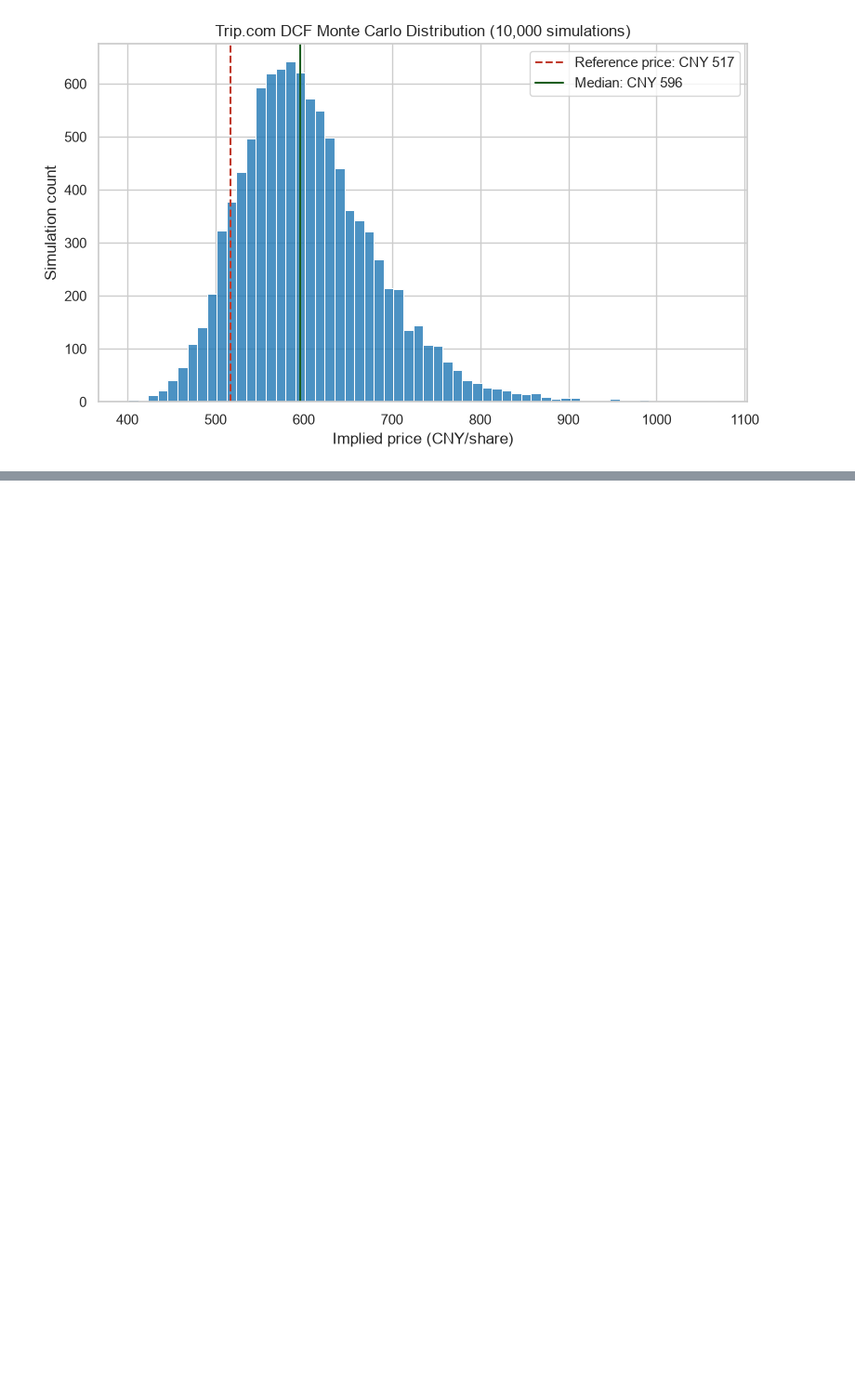
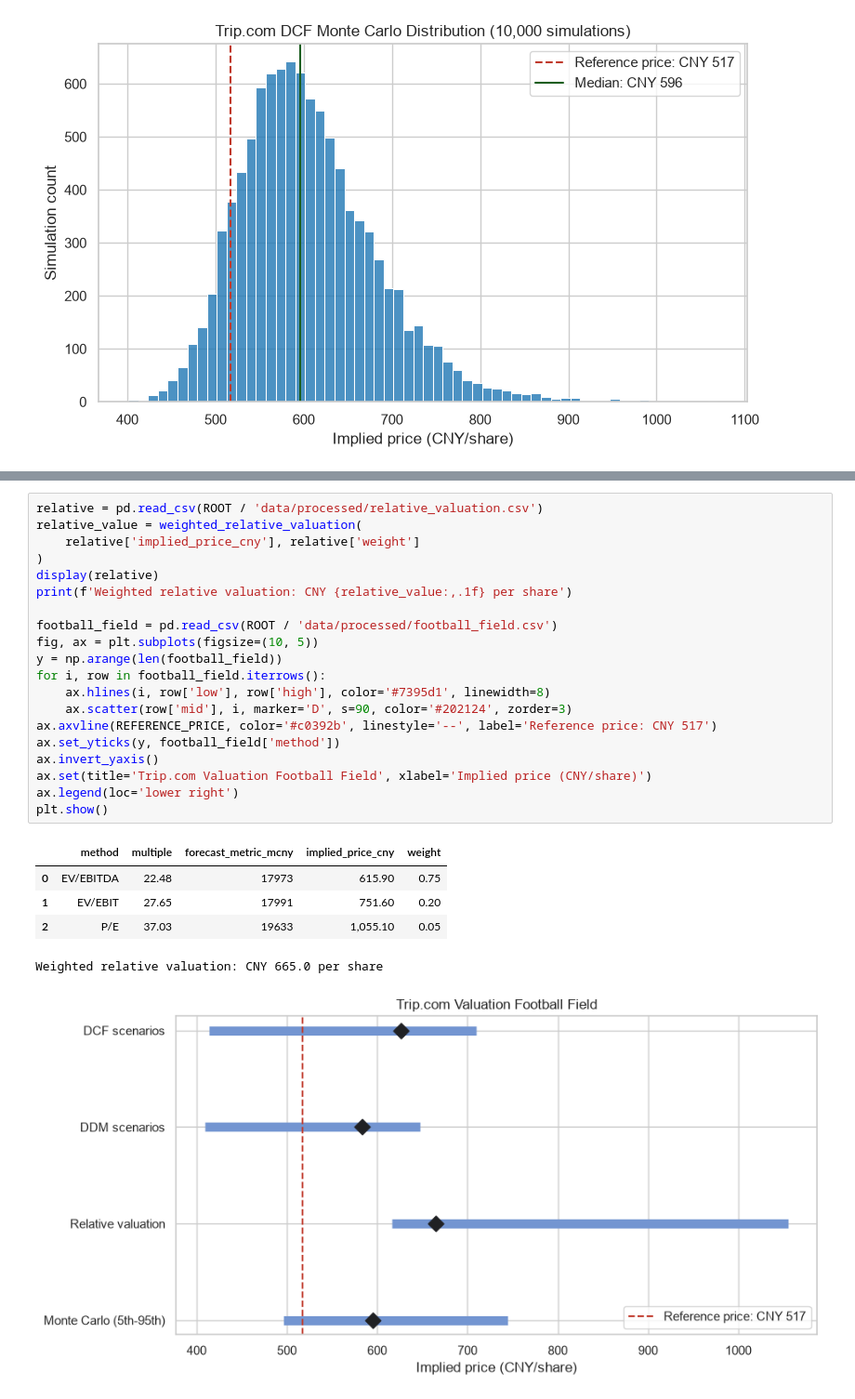
Before and after one commit to aria-yihan-zhao/tripcom-quantitative-valuation, a Jupyter notebook: notebooks/01_tripcom_valuation.ipynb, the cells around one changed output, grey strips where cells are left out. Shown at 93% size. Cells and saved outputs as stored; diff of their text form; blank space fills up the shorter version.

Commit message:
Add DDM scenarios and relative valuation cross-checks

```diff
--- a/notebooks/01_tripcom_valuation.ipynb
+++ b/notebooks/01_tripcom_valuation.ipynb
@@ -171 +213,28 @@ plt.show()
+# %%
+relative = pd.read_csv(ROOT / 'data/processed/relative_valuation.csv')
+relative_value = weighted_relative_valuation(
+    relative['implied_price_cny'], relative['weight']
+)
+display(relative)
+print(f'Weighted relative valuation: CNY {relative_value:,.1f} per share')
+
+football_field = pd.read_csv(ROOT / 'data/processed/football_field.csv')
+fig, ax = plt.subplots(figsize=(10, 5))
+y = np.arange(len(football_field))
+for i, row in football_field.iterrows():
+    ax.hlines(i, row['low'], row['high'], color='#7395d1', linewidth=8)
+    ax.scatter(row['mid'], i, marker='D', s=90, color='#202124', zorder=3)
+ax.axvline(REFERENCE_PRICE, color='#c0392b', linestyle='--', label='Reference price: CNY 517')
+ax.set_yticks(y, football_field['method'])
+ax.invert_yaxis()
+ax.set(title='Trip.com Valuation Football Field', xlabel='Implied price (CNY/share)')
+ax.legend(loc='lower right')
+plt.show()
+# %% [output]
+|  | method | multiple | forecast_metric_mcny | implied_price_cny | weight |
+| 0 | EV/EBITDA | 22.48 | 17973 | 615.90 | 0.75 |
+| 1 | EV/EBIT | 27.65 | 17991 | 751.60 | 0.20 |
+| 2 | P/E | 37.03 | 19633 | 1,055.10 | 0.05 |
+Weighted relative valuation: CNY 665.0 per share
+[figure, added]
 # %% [markdown]
```
Also changed, not shown: parts of 5 cells of this notebook, 12 other files.
